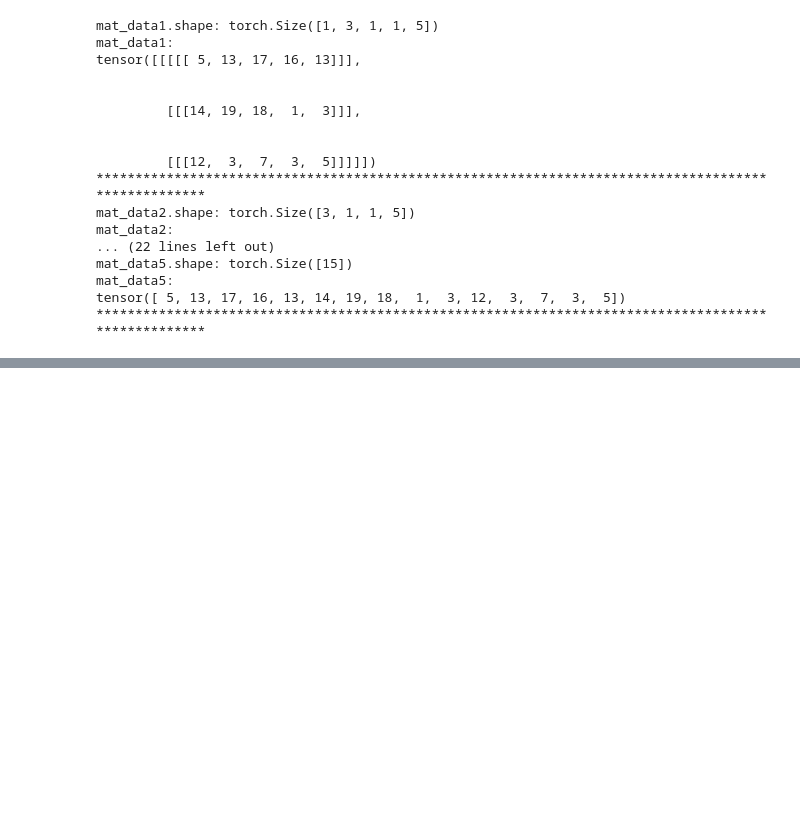
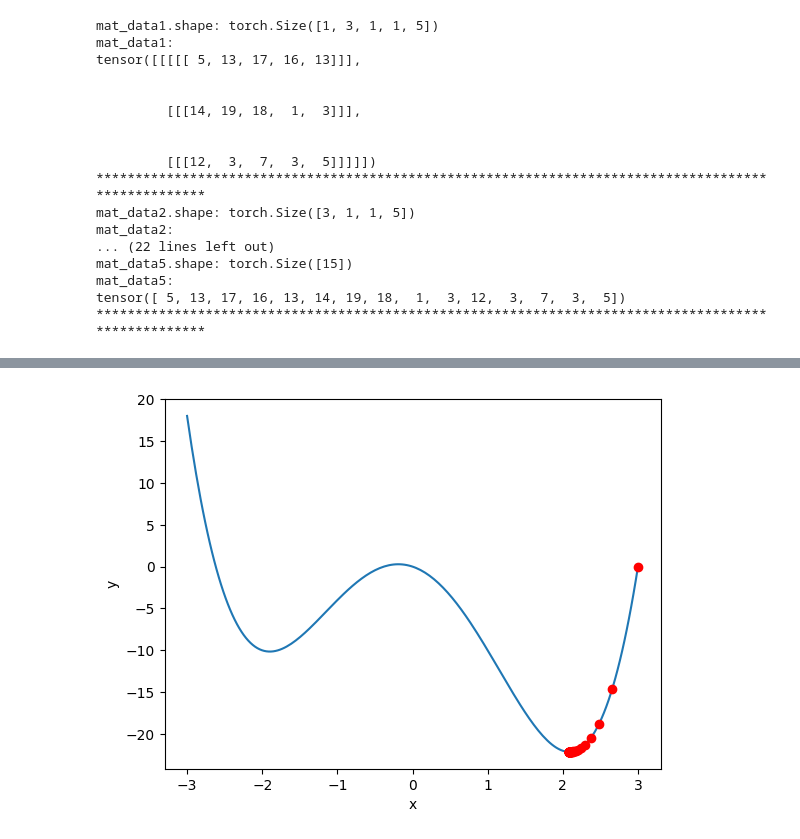
Before and after one commit to aghababaei-alireza/AI_Darsman, a Jupyter notebook: Semester 6 - Deep Learning/Learn/Part2-PyTorchLibrary.ipynb, the cells around one changed output, grey strips where cells are left out. Cells and saved outputs as stored; diff of their text form; code cells hidden in the pictures; blank space fills up the shorter version.

```diff
--- a/Semester 6 - Deep Learning/Learn/Part2-PyTorchLibrary.ipynb
+++ b/Semester 6 - Deep Learning/Learn/Part2-PyTorchLibrary.ipynb
@@ -1131,0 +1283,21 @@ tensor([ 5, 13, 17, 16, 13, 14, 19, 18,  1,  3, 12,  3,  7,  3,  5])
+# %%
+x = torch.tensor(3., requires_grad=True)
+
+N = 50      # iterations
+eta = 0.006 # learning rate
+xDatas = []
+
+for i in range(N):
+    xDatas.append(x.data.item())
+    func2(x).backward()
+    x.data -= eta * x.grad
+    x.grad.zero_()
+
+yDatas = [func2(torch.tensor(x)).item() for x in xDatas]
+plt.plot(xList, yList)
+plt.scatter(xDatas, yDatas, color='red', label='Gradient Descent Points', zorder=2)
+plt.xlabel('x')
+plt.ylabel('y')
+plt.show()
+# %% [output]
+[figure, added]
```
Also changed, not shown: parts of 18 cells of this notebook.
